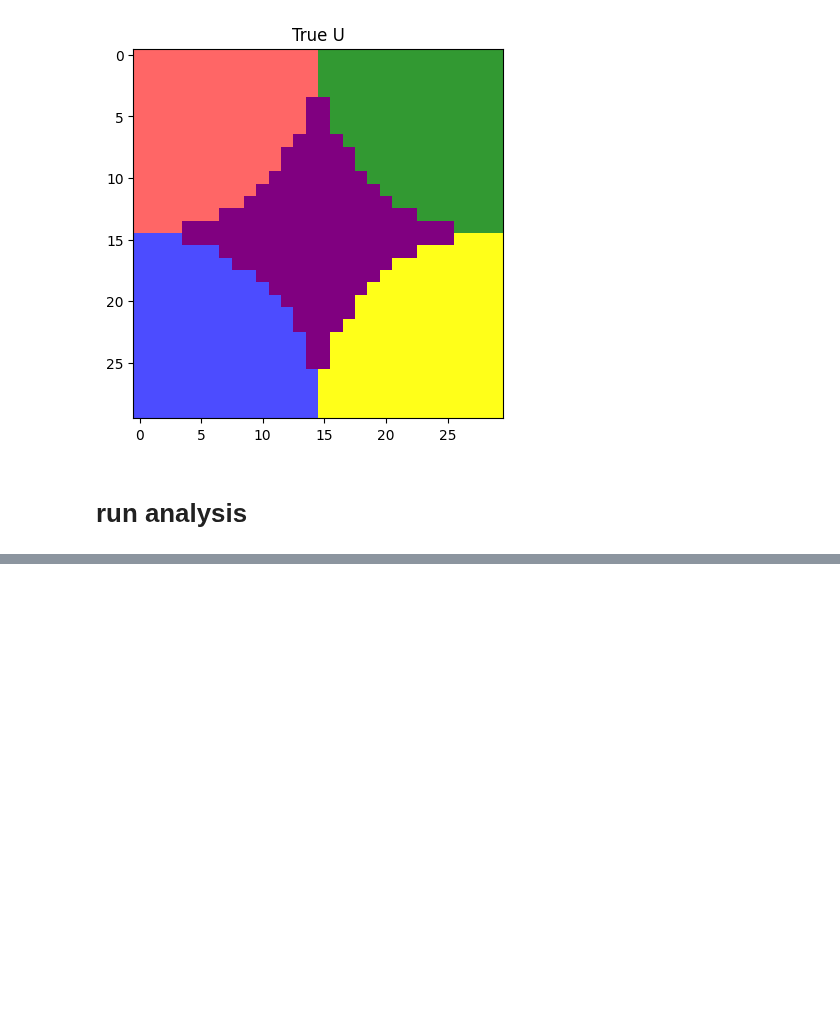
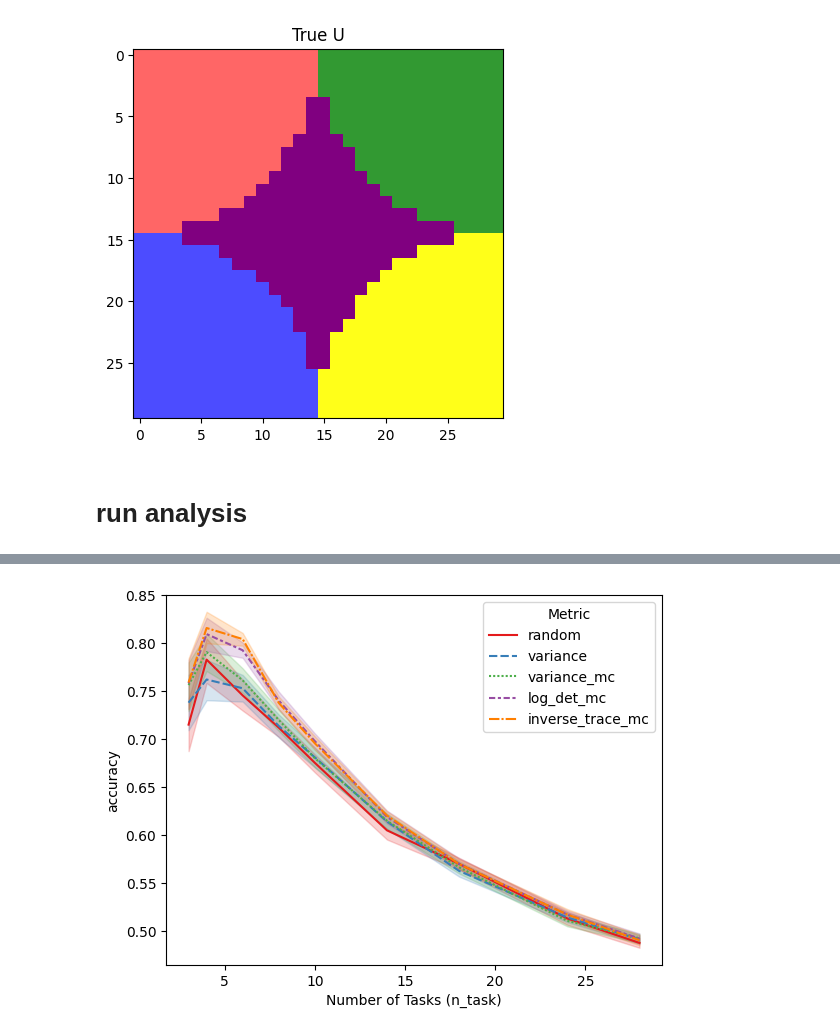
Before and after one commit to DiedrichsenLab/OptimalBattery, a Jupyter notebook: notebooks/5.sim_parcellate.ipynb, the cells around one changed output, grey strips where cells are left out. Saved outputs shown, nothing was run; the diff lists cells and outputs as text; code cells hidden in the pictures; blank space fills up the shorter version.

```diff
--- a/notebooks/5.sim_parcellate.ipynb
+++ b/notebooks/5.sim_parcellate.ipynb
@@ -205,0 +71,10 @@ plot_pval_heatmap(pval_df, battery_sizes, metrics)
+# %%
+D = sim.sim_parcellation(num_task_lib = 100,
+                     n_parcels = 5,
+                     U_true = U_true_5,
+                     battery_sizes = [3,4,6,8,10,14,18,24,28],
+                     n_batteries = 10000,
+                     base_noise = 1,
+                     collapsed_U_true = None,
+                     n_sim = 50,
+                     seed = None)
@@ -205,0 +93,8 @@ plot_pval_heatmap(pval_df, battery_sizes, metrics)
+# %%
+sns.lineplot(data=D,x="n_task", y="accuracy", hue="metric", style='metric',palette="Set1")
+plt.xlabel("Number of Tasks (n_task)")
+plt.ylabel("accuracy")
+plt.legend(title="Metric")
+plt.show()
+# %% [output]
+[figure, added]
```
Also changed, not shown: parts of 12 cells of this notebook, 3 other files.
